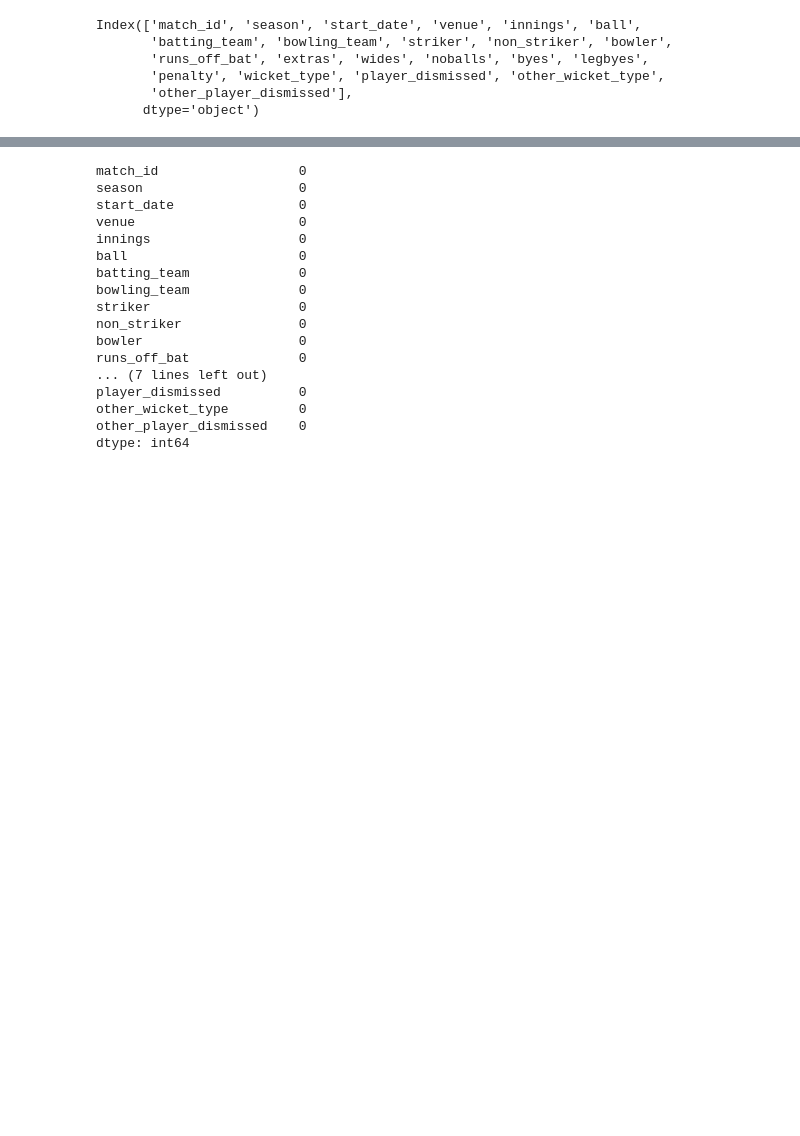
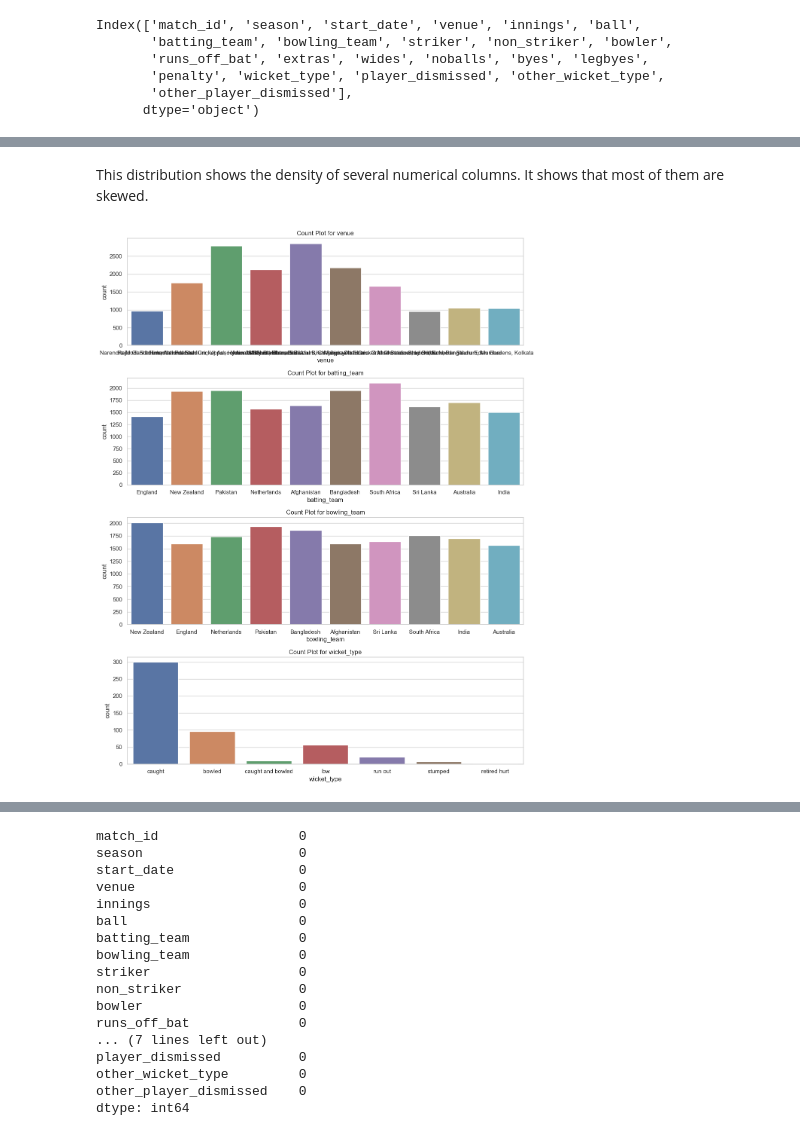
Before and after one commit to NancyPatel11/Data-Mining-Course-Project-3, a Jupyter notebook: code_files/partnership_prediction.ipynb, the cells around one changed output, grey strips where cells are left out. Saved outputs shown, nothing was run; the diff lists cells and outputs as text; code cells hidden in the pictures; blank space fills up the shorter version.

```diff
--- a/code_files/partnership_prediction.ipynb
+++ b/code_files/partnership_prediction.ipynb
@@ -16,0 +222,16 @@ Index(['match_id', 'season', 'start_date', 'venue', 'innings', 'ball',
+# %% [markdown]
+This distribution shows the density of several numerical columns. It shows that most of them are skewed.
+# %%
+columns_to_plot = categorical_columns
+
+fig, axes = plt.subplots(nrows=4, ncols=1, figsize=(12, 15))
+axes = axes.flatten()
+
+for i, column in enumerate(columns_to_plot):
+    sns.countplot(data=df_deliveries, x=column, ax=axes[i])
+    axes[i].set_title(f'Count Plot for {column}')
+
+plt.tight_layout()
+plt.show()
+# %% [output]
+[figure, added]
```
Also changed, not shown: parts of 34 cells of this notebook.
